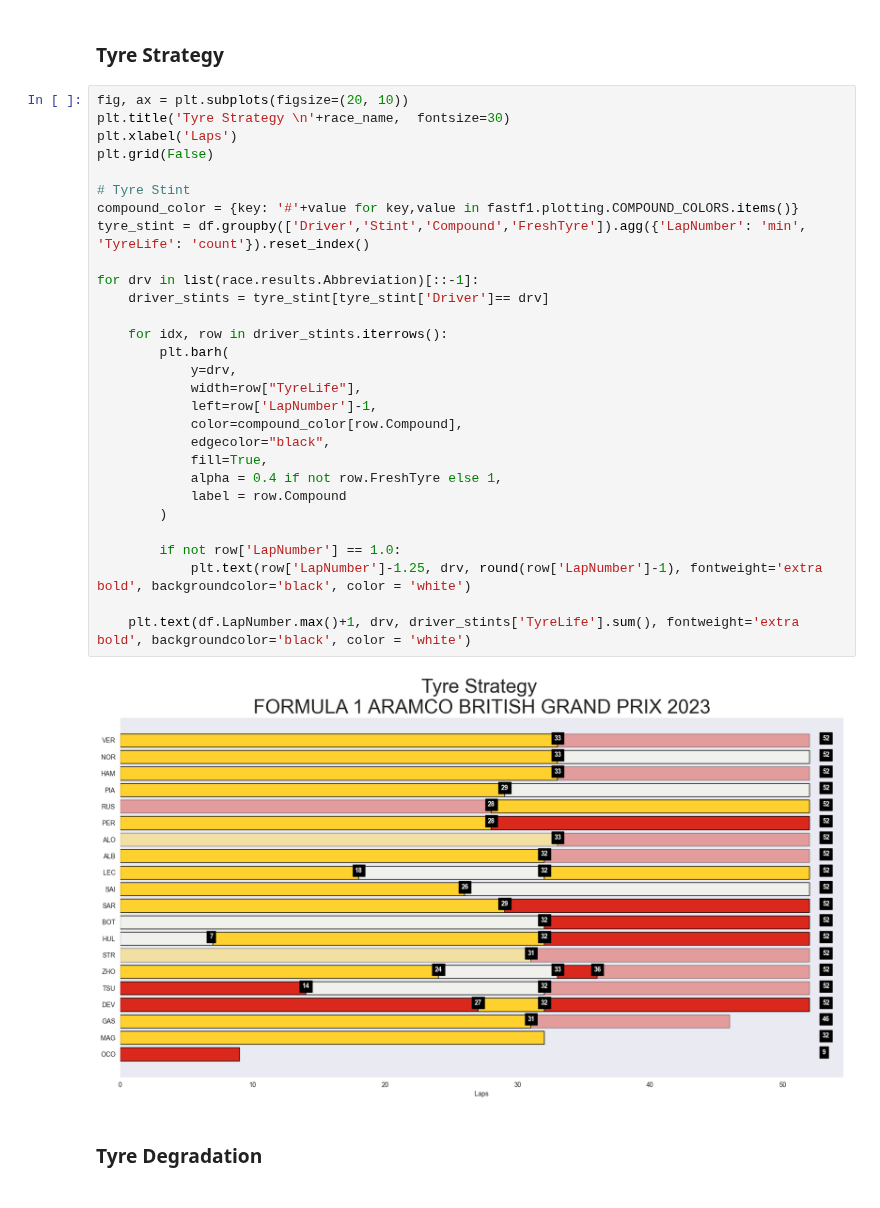
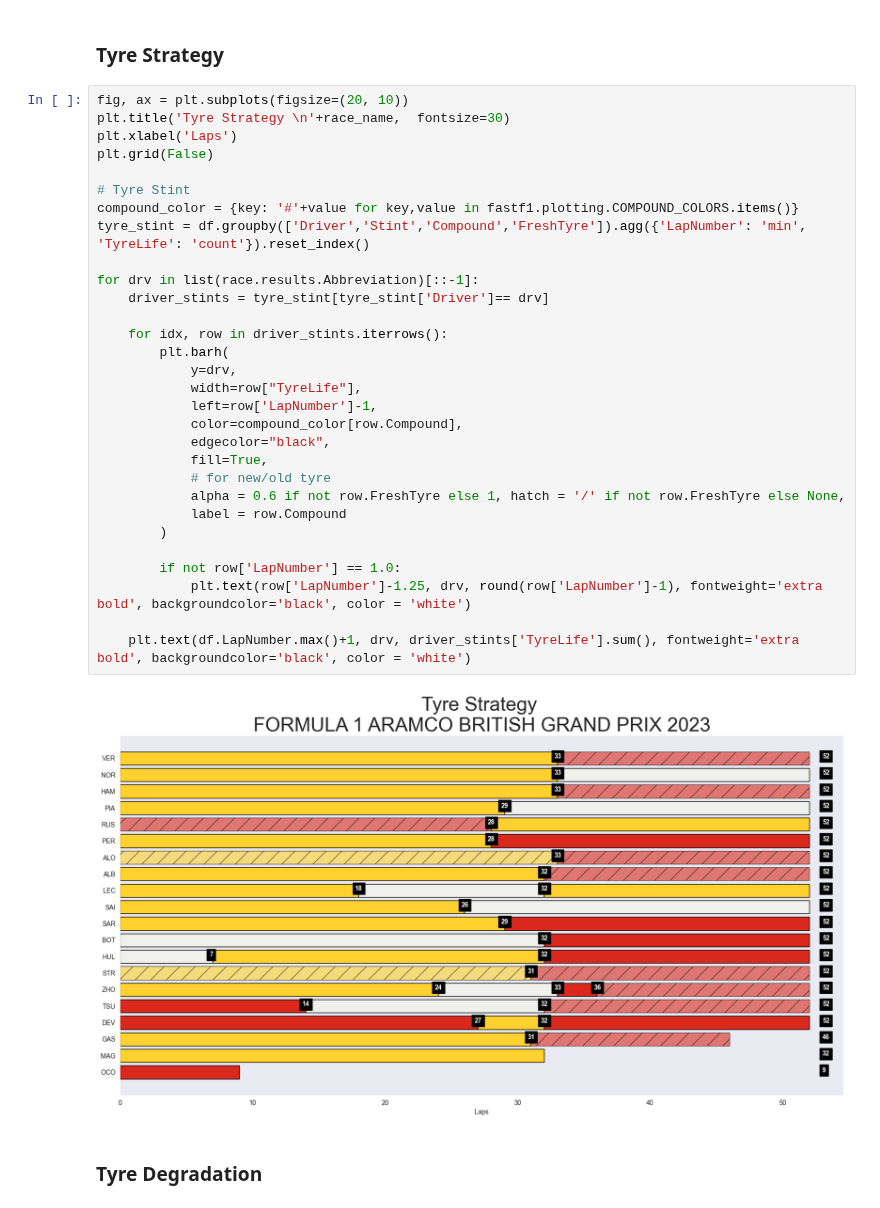
Before and after one commit to edmundhong/formula1-dataanalysis, a Jupyter notebook: Race Analysis.ipynb, the cells around one changed output. Drawn from its saved outputs; the diff is of its cells as text.

Commit message:
update Tyre Strategy to show hatch on used tyres

```diff
--- a/Race Analysis.ipynb
+++ b/Race Analysis.ipynb
@@ -179,34 +179,35 @@ plt.show()
 # %%
 fig, ax = plt.subplots(figsize=(20, 10))
 plt.title('Tyre Strategy \n'+race_name,  fontsize=30)
 plt.xlabel('Laps')
 plt.grid(False)
 
 # Tyre Stint
 compound_color = {key: '#'+value for key,value in fastf1.plotting.COMPOUND_COLORS.items()}
 tyre_stint = df.groupby(['Driver','Stint','Compound','FreshTyre']).agg({'LapNumber': 'min', 'TyreLife': 'count'}).reset_index()
 
 for drv in list(race.results.Abbreviation)[::-1]:
     driver_stints = tyre_stint[tyre_stint['Driver']== drv]
 
     for idx, row in driver_stints.iterrows():
         plt.barh(
             y=drv,
             width=row["TyreLife"],
             left=row['LapNumber']-1,
             color=compound_color[row.Compound],
             edgecolor="black",
             fill=True,
-            alpha = 0.4 if not row.FreshTyre else 1,
+            # for new/old tyre
+            alpha = 0.6 if not row.FreshTyre else 1, hatch = '/' if not row.FreshTyre else None,
             label = row.Compound
         )
 
         if not row['LapNumber'] == 1.0:
             plt.text(row['LapNumber']-1.25, drv, round(row['LapNumber']-1), fontweight='extra bold', backgroundcolor='black', color = 'white')
 
     plt.text(df.LapNumber.max()+1, drv, driver_stints['TyreLife'].sum(), fontweight='extra bold', backgroundcolor='black', color = 'white')
 # %% [output]
-[figure, old version]
+[figure, new version]
 # %% [markdown]
 ### Tyre Degradation
 # %%
```
Also changed, not shown: parts of 1 cell of this notebook.
